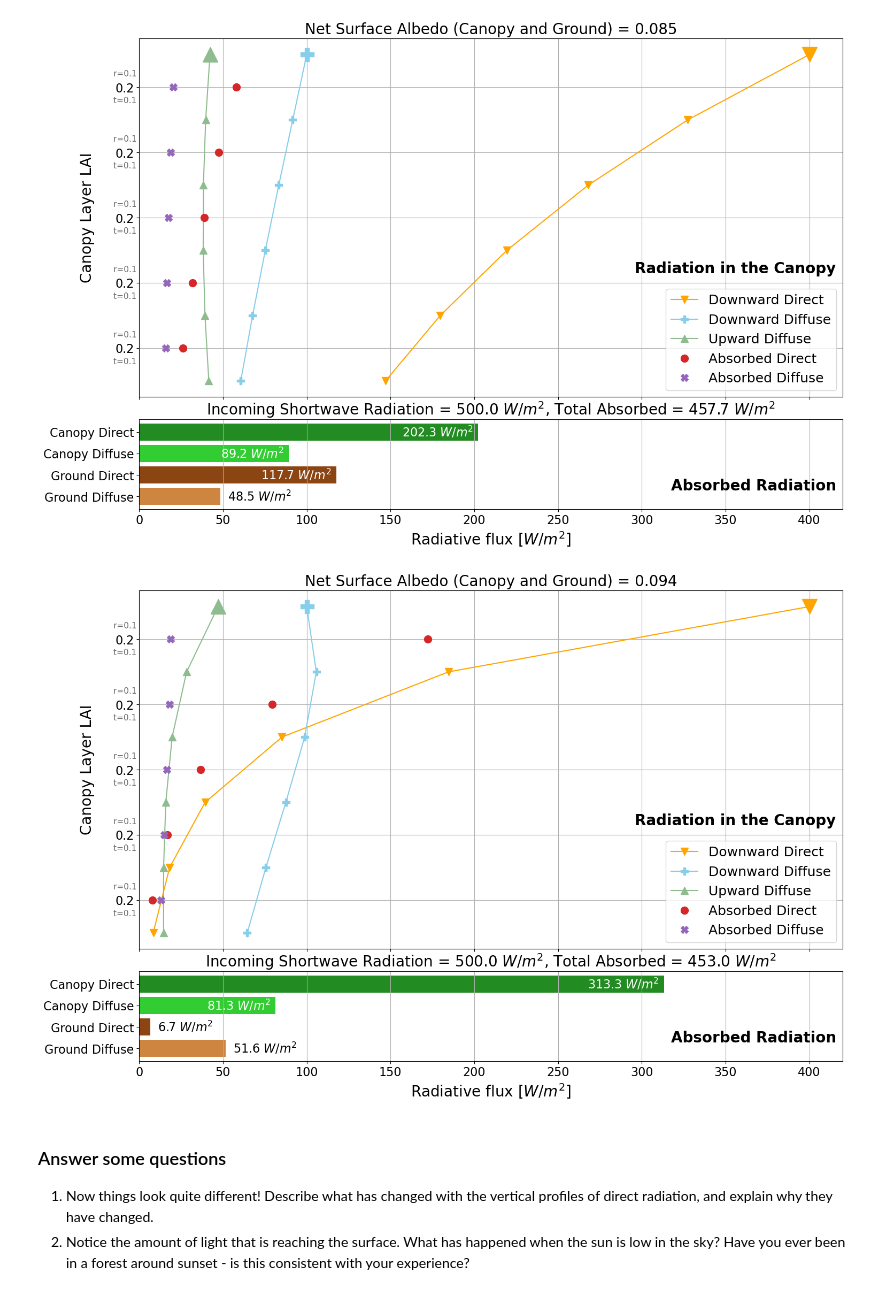
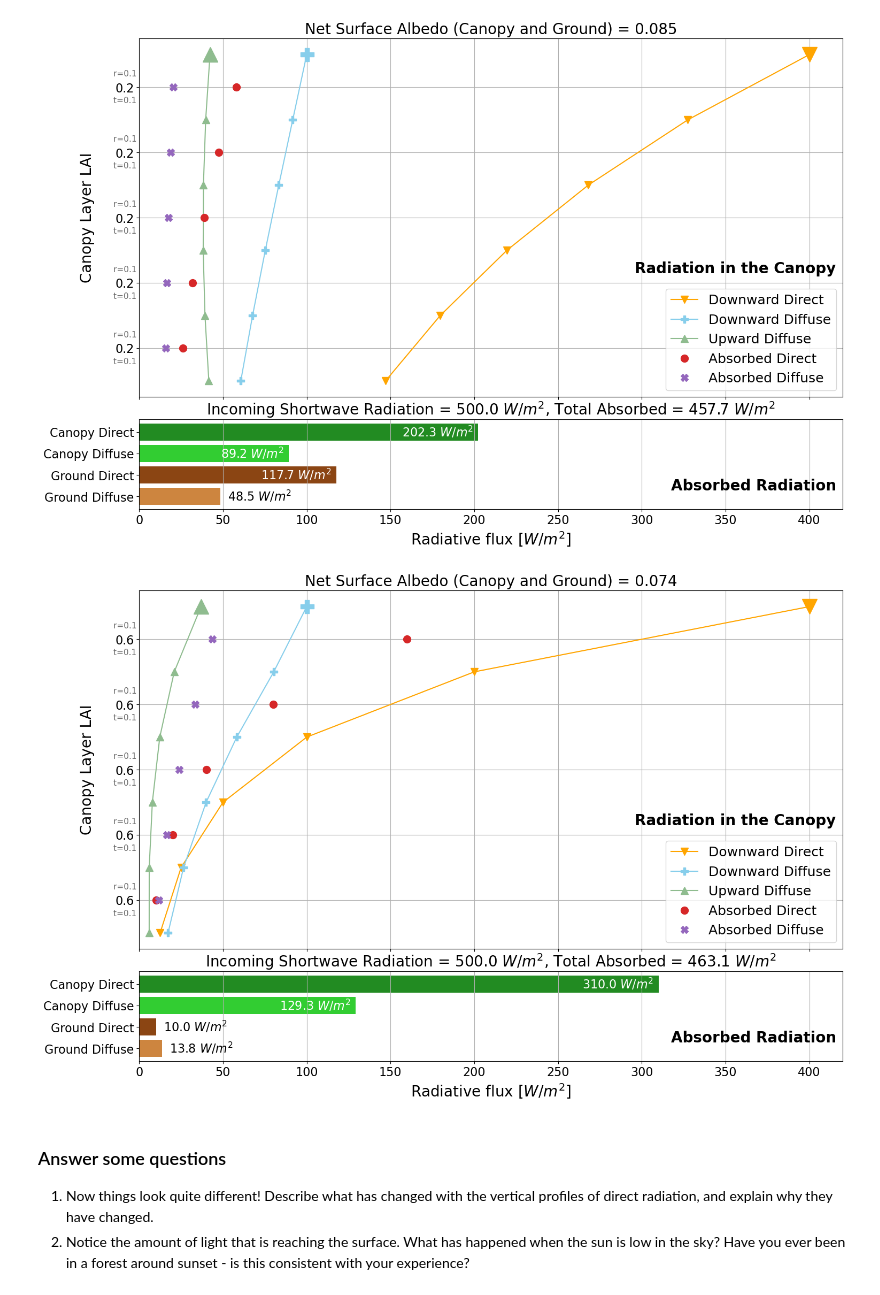
Before and after one commit to anlawyer/land-climate-interactions, a Jupyter notebook: HW5/CLIM614_HW_5.ipynb, the cells around one changed output. Drawn from its saved outputs; the diff is of its cells as text; code cells hidden in the pictures.

```diff
--- a/HW5/CLIM614_HW_5.ipynb
+++ b/HW5/CLIM614_HW_5.ipynb
@@ -367,31 +367,31 @@ fig = canopy_rad_sw_plot(dlai,diffuse_up,diffuse_down,direct_down,canopy_diffuse
 # %%
 ########################################################################################
 # Radiation parameters
 total_sw_rad = 500    # [W/m^2]
 frac_direct  = 0.8    # Fraction that is direct radiation [0:1] -- Blue sky
-sol_zenith  = 75       # Solar zenith angle [0:90 degrees] -- sun low in the sky
+sol_zenith  = 30       # Solar zenith angle [0:90 degrees] -- sun low in the sky
 
 # Vegetation parameters
-lai                = 1
+lai                = 3
 n_layers           = 5                        # Number of canopy layers
 dlai               = np.array([lai/n_layers]*n_layers) # Effective LAI of each layer [0:1]
 trans_leaf         = np.array([0.1]*n_layers)  # Transmissivity of leaves in each layer [0:1]
 refl_leaf          = np.array([0.1]*n_layers)  # Reflectivity of leaves in each layer [0:trans_leaf]
                                                # Absorptivity of leaves = 1-trans_leaf-refl_leaf ≥ 0
 # Ground surface parameters
 albedo_sfc_diffuse = 0.2                       # "White sky" albedo of the ground [0:1]
 albedo_sfc_direct  = 0.2                       # "Black sky" albedo of ground [0:1]
 ########################################################################################
 
 # Call to the function that calculates canopy radiative transfer
 diffuse_up,diffuse_down,direct_down,canopy_diffuse,canopy_direct,ground_diffuse,ground_direct \
                                                = canopy_rad_sw(total_sw_rad*(1-frac_direct),total_sw_rad*frac_direct,
                                                                sol_zenith,n_layers,dlai,trans_leaf,refl_leaf,
                                                                albedo_sfc_diffuse,albedo_sfc_direct)
 # Create the plot
 fig = canopy_rad_sw_plot(dlai,diffuse_up,diffuse_down,direct_down,canopy_diffuse,canopy_direct,ground_diffuse,ground_direct)
 # %% [output]
-[figure, old version]
+[figure, new version]
 # %% [markdown]
 ### Answer some questions
 
```
Also changed, not shown: parts of 4 cells of this notebook.
